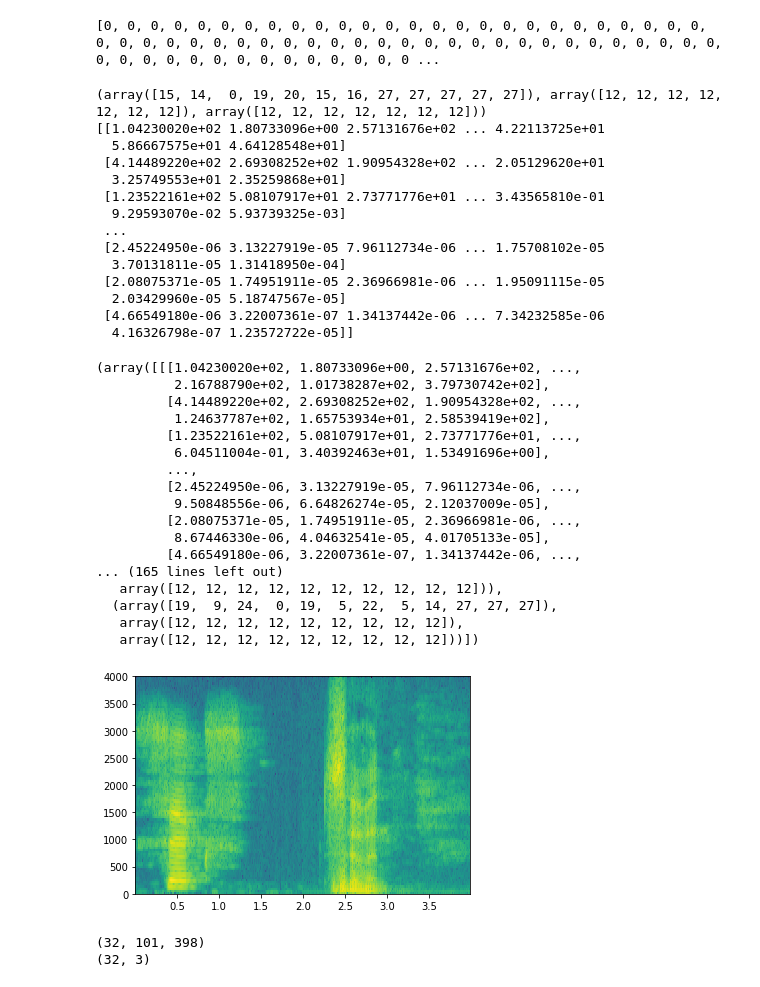
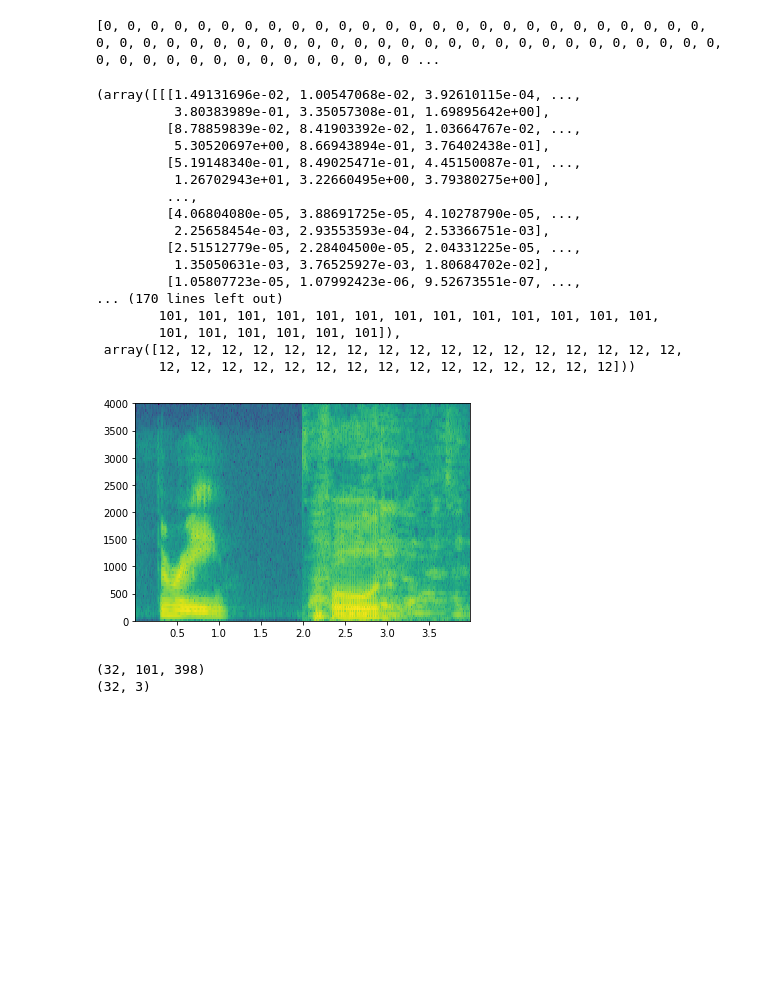
Before and after one commit to isro01/conversational_bot, a Jupyter notebook: data_gen_aud_aug.ipynb, the cells around one changed output. Cells and saved outputs as stored; diff of their text form; code cells hidden in the pictures; blank space fills up the shorter version.

Commit message:
input error

```diff
--- a/data_gen_aud_aug.ipynb
+++ b/data_gen_aud_aug.ipynb
@@ -61,8 +61,6 @@ for line in char_map_str.strip().split('\n'):
 char_map[' ']=0
 index_map[0] = ' '
 # %%
-
-
 def get_param(Y):
 
     labels = np.zeros((12,))
@@ -87,8 +85,8 @@ def get_param(Y):
         new.append(27)
     labels = np.array(new)
     max_label = 12
-    input_length = np.array([max_label for _ in Y])
-    label_length = np.array([max_label for _ in Y])
+#     input_length = np.array([max_label for _ in Y])
+#     label_length = np.array([max_label for _ in Y])
 
 #     return labels
     return labels , input_length , label_length
@@ -145,7 +143,10 @@ class DataGenerator(keras.utils.Sequence):
         # Generate data
         X, y = self.__data_generation(list_IDs_temp)
 
-        return X, y
+        input_length = np.array([101 for _ in range(self.batch_size)])
+        label_length = np.array([12 for _ in range(self.batch_size)])
+
+        return X, y, input_length, label_length
 
     def on_epoch_end(self):
         'Updates indexes after each epoch'
@@ -342,43 +341,29 @@ params = {'dim': (101,398),
 training_generator = DataGenerator(train_list, labels, **params)
 validation_generator = DataGenerator(valid_list, labels, **params)
 # %%
-x, y = training_generator.__getitem__(0)
-print(y[0])
-print(x[0])
+# x, y = training_generator.__getitem__(0)
+# print(y[0])
+# print(x[0])
 training_generator.__getitem__(0)
 # %% [output]
-(array([15, 14,  0, 19, 20, 15, 16, 27, 27, 27, 27, 27]), array([12, 12, 12, 12, 12, 12, 12]), array([12, 12, 12, 12, 12, 12, 12]))
-[[1.04230020e+02 1.80733096e+00 2.57131676e+02 ... 4.22113725e+01
-  5.86667575e+01 4.64128548e+01]
- [4.14489220e+02 2.69308252e+02 1.90954328e+02 ... 2.05129620e+01
-  3.25749553e+01 2.35259868e+01]
- [1.23522161e+02 5.08107917e+01 2.73771776e+01 ... 3.43565810e-01
-  9.29593070e-02 5.93739325e-03]
- ...
- [2.45224950e-06 3.13227919e-05 7.96112734e-06 ... 1.75708102e-05
-  3.70131811e-05 1.31418950e-04]
- [2.08075371e-05 1.74951911e-05 2.36966981e-06 ... 1.95091115e-05
-  2.03429960e-05 5.18747567e-05]
- [4.66549180e-06 3.22007361e-07 1.34137442e-06 ... 7.34232585e-06
-  4.16326798e-07 1.23572722e-05]]
+(array([[[1.49131696e-02, 1.00547068e-02, 3.92610115e-04, ...,
+          3.80383989e-01, 3.35057308e-01, 1.69895642e+00],
+         [8.78859839e-02, 8.41903392e-02, 1.03664767e-02, ...,
+          5.30520697e+00, 8.66943894e-01, 3.76402438e-01],
+         [5.19148340e-01, 8.49025471e-01, 4.45150087e-01, ...,
+          1.26702943e+01, 3.22660495e+00, 3.79380275e+00],
+         ...,
+         [4.06804080e-05, 3.88691725e-05, 4.10278790e-05, ...,
+          2.25658454e-03, 2.93553593e-04, 2.53366751e-03],
+         [2.51512779e-05, 2.28404500e-05, 2.04331225e-05, ...,
+          1.35050631e-03, 3.76525927e-03, 1.80684702e-02],
+         [1.05807723e-05, 1.07992423e-06, 9.52673551e-07, ...,
+... (170 lines left out)
+        101, 101, 101, 101, 101, 101, 101, 101, 101, 101, 101, 101, 101,
+        101, 101, 101, 101, 101, 101]),
+ array([12, 12, 12, 12, 12, 12, 12, 12, 12, 12, 12, 12, 12, 12, 12, 12, 12,
+        12, 12, 12, 12, 12, 12, 12, 12, 12, 12, 12, 12, 12, 12, 12]))
-(array([[[1.04230020e+02, 1.80733096e+00, 2.57131676e+02, ...,
-          2.16788790e+02, 1.01738287e+02, 3.79730742e+02],
-         [4.14489220e+02, 2.69308252e+02, 1.90954328e+02, ...,
-          1.24637787e+02, 1.65753934e+01, 2.58539419e+02],
-         [1.23522161e+02, 5.08107917e+01, 2.73771776e+01, ...,
-          6.04511004e-01, 3.40392463e+01, 1.53491696e+00],
-         ...,
-         [2.45224950e-06, 3.13227919e-05, 7.96112734e-06, ...,
-          9.50848556e-06, 6.64826274e-05, 2.12037009e-05],
-         [2.08075371e-05, 1.74951911e-05, 2.36966981e-06, ...,
-          8.67446330e-06, 4.04632541e-05, 4.01705133e-05],
-         [4.66549180e-06, 3.22007361e-07, 1.34137442e-06, ...,
-... (165 lines left out)
-   array([12, 12, 12, 12, 12, 12, 12, 12, 12, 12])),
-  (array([19,  9, 24,  0, 19,  5, 22,  5, 14, 27, 27, 27]),
-   array([12, 12, 12, 12, 12, 12, 12, 12, 12]),
-   array([12, 12, 12, 12, 12, 12, 12, 12, 12]))])
-[figure, old version]
+[figure, new version]
 # %%
 x=np.array(x)
 y=np.array(y)
```
Also changed, not shown: parts of 3 cells of this notebook.
